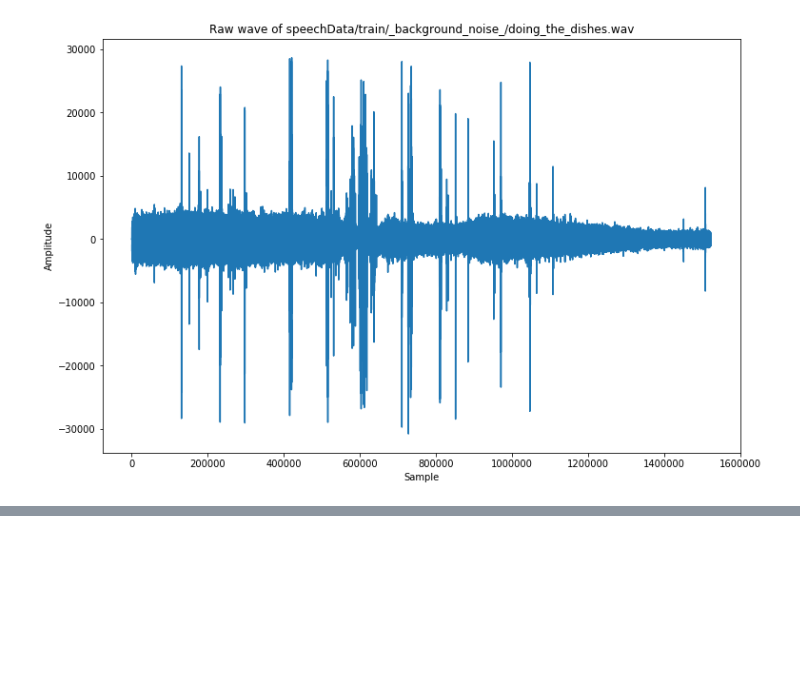
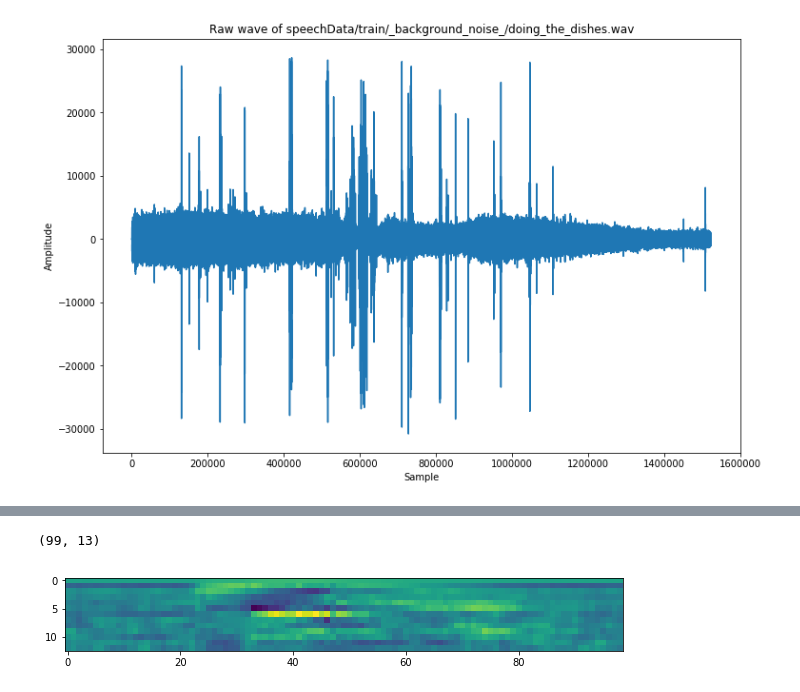
Before and after one commit to Mmiglio/SpeechRecognition, a Jupyter notebook: notebooks/exploratoryAnalysis.ipynb, the cells around one changed output, grey strips where cells are left out. Saved outputs shown, nothing was run; the diff lists cells and outputs as text; code cells hidden in the pictures; blank space fills up the shorter version.

```diff
--- a/notebooks/exploratoryAnalysis.ipynb
+++ b/notebooks/exploratoryAnalysis.ipynb
@@ -155,0 +209,9 @@ Padded wave samples: 16000
+# %%
+mfcc_feat = mfcc(wave, samplerate=16000, winlen=0.025, winstep=0.01, highfreq=16000/2)
+print(mfcc_feat.shape)
+fig = plt.figure(figsize=(10,10))
+plt.imshow(mfcc_feat.T)
+fig.show()
+# %% [output]
+(99, 13)
+[figure, added]
```
Also changed, not shown: parts of 22 cells of this notebook.
